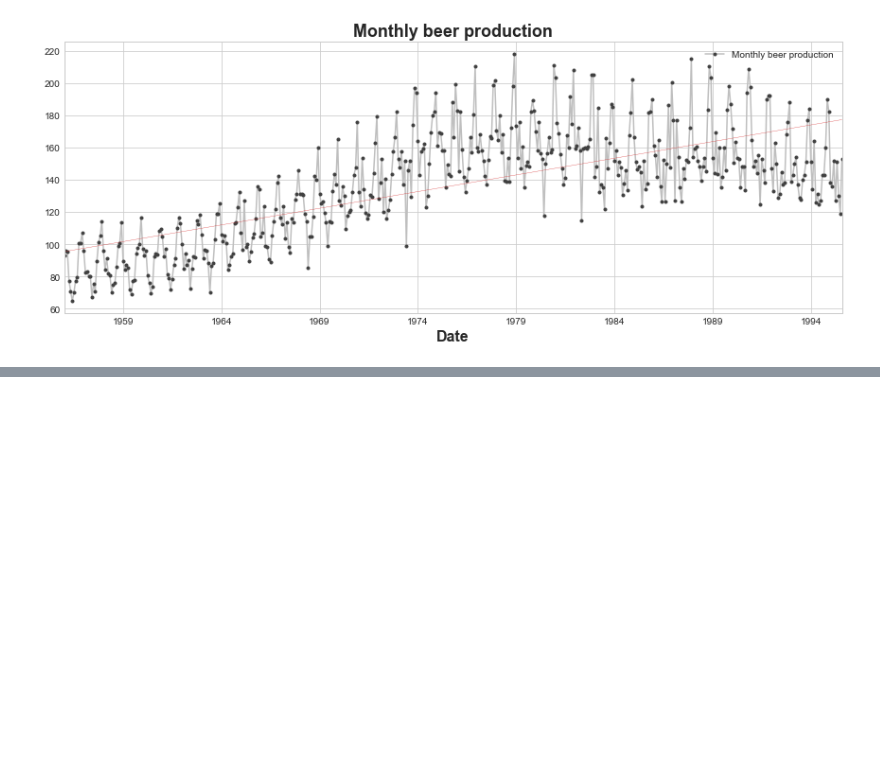
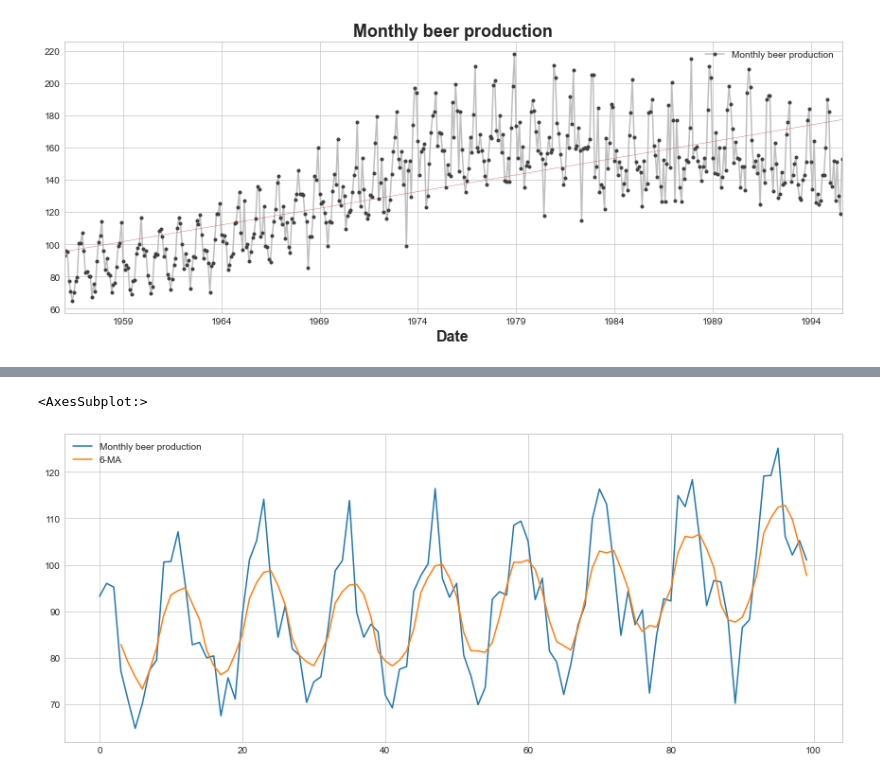
Before and after one commit to JudsonMorgan/Monthly-beer-production, a Jupyter notebook: monthly-beer-production.ipynb, the cells around one changed output, grey strips where cells are left out. Saved outputs shown, nothing was run; the diff lists cells and outputs as text; code cells hidden in the pictures; blank space fills up the shorter version.

```diff
--- a/monthly-beer-production.ipynb
+++ b/monthly-beer-production.ipynb
@@ -228,0 +298,5 @@ y_pred.plot(ax = ax, linewidth = 0.3, color = 'C3', label = 'Forecast')
+# %%
+data[['Monthly beer production', '6-MA']].iloc[:100].plot()
+# %% [output]
+<AxesSubplot:>
+[figure, added]
```
Also changed, not shown: parts of 14 cells of this notebook.
